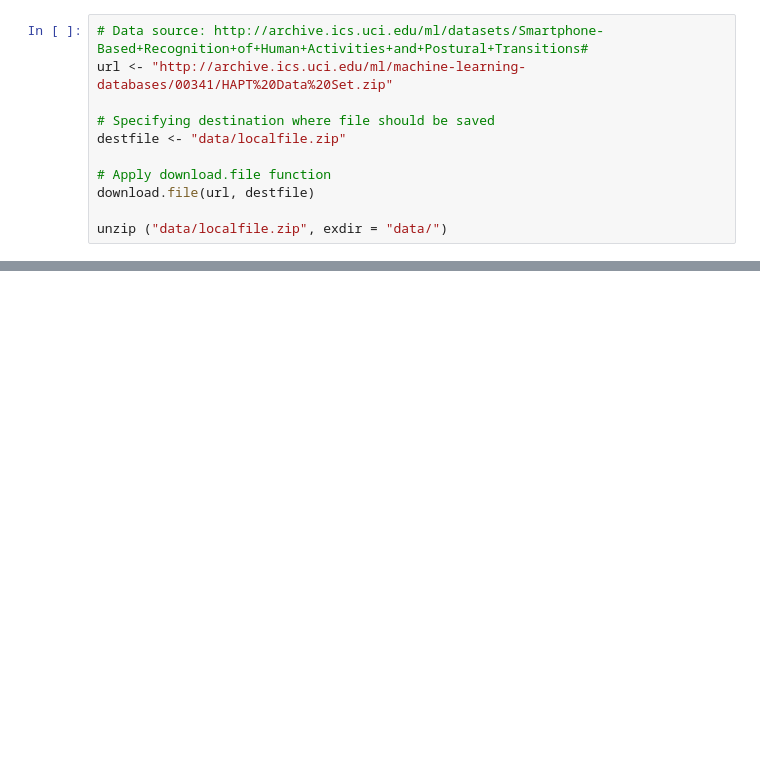
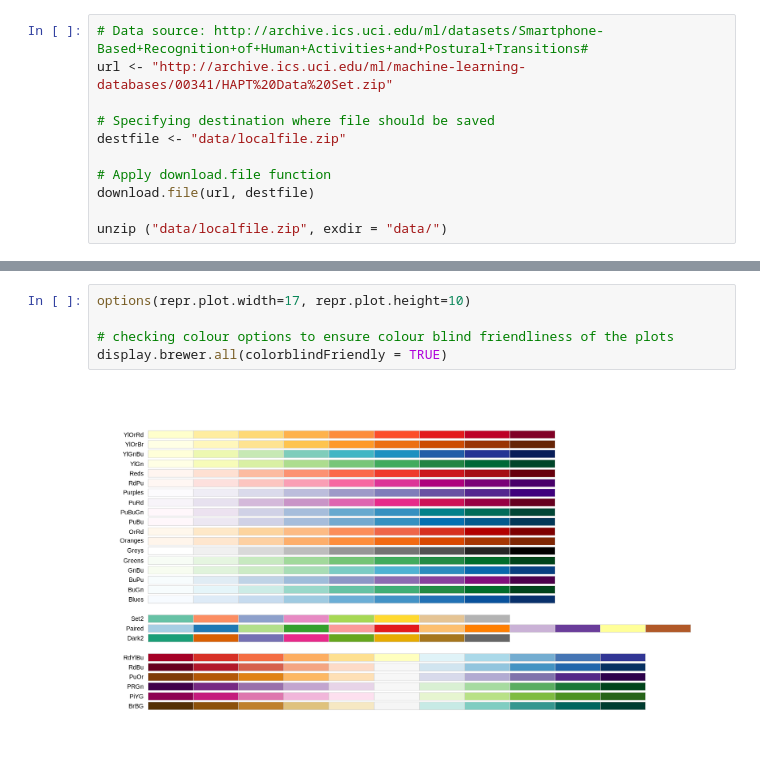
Before and after one commit to eleahj/dsci_project, a Jupyter notebook: human_activities.ipynb, the cells around one changed output, grey strips where cells are left out. Drawn from its saved outputs; the diff is of its cells as text; blank space fills up the shorter version.

```diff
--- a/human_activities.ipynb
+++ b/human_activities.ipynb
@@ -622,0 +251,7 @@ LIST OF FEATURES... -> we can use some of these as predictors...
+# %%
+options(repr.plot.width=17, repr.plot.height=10)
+
+# checking colour options to ensure colour blind friendliness of the plots
+display.brewer.all(colorblindFriendly = TRUE)
+# %% [output]
+[figure, added]
```
Also changed, not shown: parts of 30 cells of this notebook.
